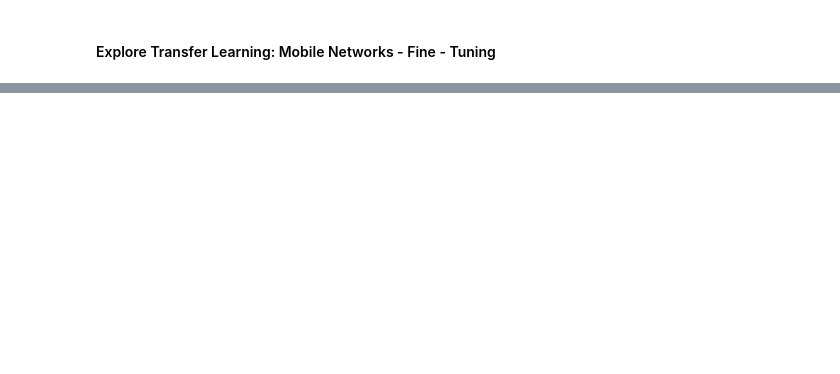
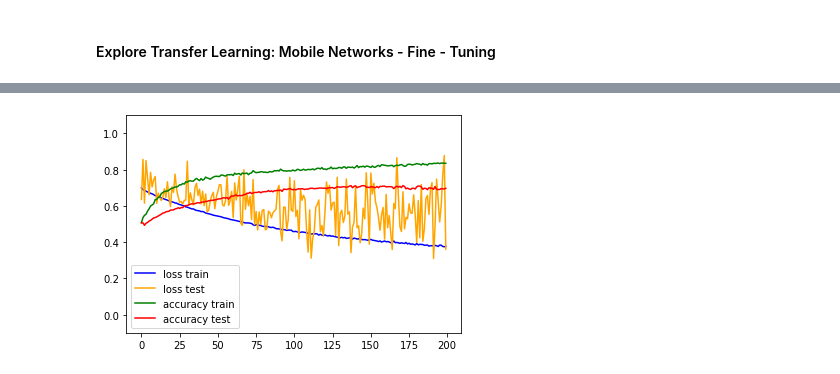
Before and after one commit to vhcg77/classification_with_cnn, a Jupyter notebook: notebooks/mobile_classifiers.ipynb, the cells around one changed output, grey strips where cells are left out. Cells and saved outputs as stored; diff of their text form; code cells hidden in the pictures; blank space fills up the shorter version.

```diff
--- a/notebooks/mobile_classifiers.ipynb
+++ b/notebooks/mobile_classifiers.ipynb
@@ -4834,0 +934,7 @@ Pasos siguientes:
+# %%
+# run the test harness for evaluating a model
+#def run_test_harness():
+batch_size = 32
+epochs = 200
+dropout = 0.8
+learning_rate = 1e-5
@@ -4834,0 +980,72 @@ Pasos siguientes:
+# %%
+# Define Model
+mobilenetModel=MobileNet(weights='imagenet',include_top=False) #imports the mobilenet model and discards the last 1000 neuron layer.
+# for layer in mobilenetModel.layers:
+#     layer.trainable = False
+x=mobilenetModel.output
+x=GlobalAveragePooling2D()(x)
+x=Dense(1024,activation='relu')(x) #we add dense layers so that the model can learn more complex functions and classify for better results.
+x=Dense(1024,activation='relu')(x) #dense layer 2
+x=Dense(512,activation='relu')(x) #dense layer 3
+output=Dense(1,activation='sigmoid')(x) #final layer with softmax activation
+
+# # define new model
+baseModel = Model(inputs=mobilenetModel.inputs, outputs=output)
+
+# # Check the trainable status of the individual layers
+# print("\r\r\r\r")
+# for layer in baseModel.layers:
+#     print("{}: {}".format(layer, layer.trainable))
+
+# Fine-tune from this layer onwards
+fine_tune_at = 87
+
+# Freeze all the layers before the `fine_tune_at` layer
+for layer in baseModel.layers:
+    layer.trainable=False
+for layer in baseModel.layers[:fine_tune_at]:
+  layer.trainable =  False
+for layer in baseModel.layers[fine_tune_at:]:
+    layer.trainable=True
+
+# # Check the trainable status of the individual layers
+# print("\r\r\r\r")
+# for layer in baseModel.layers:
+#     print("{}: {}".format(layer, layer.trainable))
+
+# compile model
+# opt = SGD(lr=learning_rate, momentum=0.9)
+# opt = RMSprop(learning_rate=0.0001, rho=0.99)
+# opt = Adagrad(learning_rate=0.001)
+# opt = Adadelta(learning_rate=1.0, rho=0.99)
+# opt = Adam(learning_rate=0.001, beta_1=0.9, beta_2=0.999, amsgrad=True)
+opt = Adamax(learning_rate=0.0034, beta_1=0.9, beta_2=0.999)
+# opt = Nadam(learning_rate=0.002, beta_1=0.9, beta_2=0.999)
+# baseModel.compile(optimizer='Adam',loss='binary_crossentropy',metrics=['accuracy'])
+baseModel.compile(optimizer=opt, loss='binary_crossentropy', metrics=['accuracy'])
+
+# learning schedule callback
+lrate = LearningRateScheduler(exp_decay)
+reduce_lr = ReduceLROnPlateau(monitor='val_loss', factor=0.2,
+                          patience=5, min_lr=0.01)
+
+tensorboard = TensorBoard(log_dir="logs/{}".format(time()))
+
+# callbacks_list = [ModelCheckpoint(filepath='model.h5', save_best_only=True)]
+callbacks_list = [tensorboard]
+# fit model
+history1 = baseModel.fit_generator(train_it, steps_per_epoch=len(train_it),
+                                  validation_data=test_it,
+                                  validation_steps=len(test_it),
+                                  epochs=epochs, verbose=1,
+                                  callbacks=callbacks_list)
+# evaluate model
+test_it.reset()
+_, acc = baseModel.evaluate_generator(test_it, steps=len(test_it), verbose=0)
+print(train_it.class_indices)
+#print(baseModel.summary())
+print('> %.3f' % (acc * 100.0))
+# learning curves
+summarize_diagnostics(history1)
+#print_metrics(baseModel, test_datagen, test_path)
+# %% [output]
@@ -4834,0 +1072 @@ Pasos siguientes:
+[figure, added]
```
Also changed, not shown: parts of 71 cells of this notebook, 44 other files.
